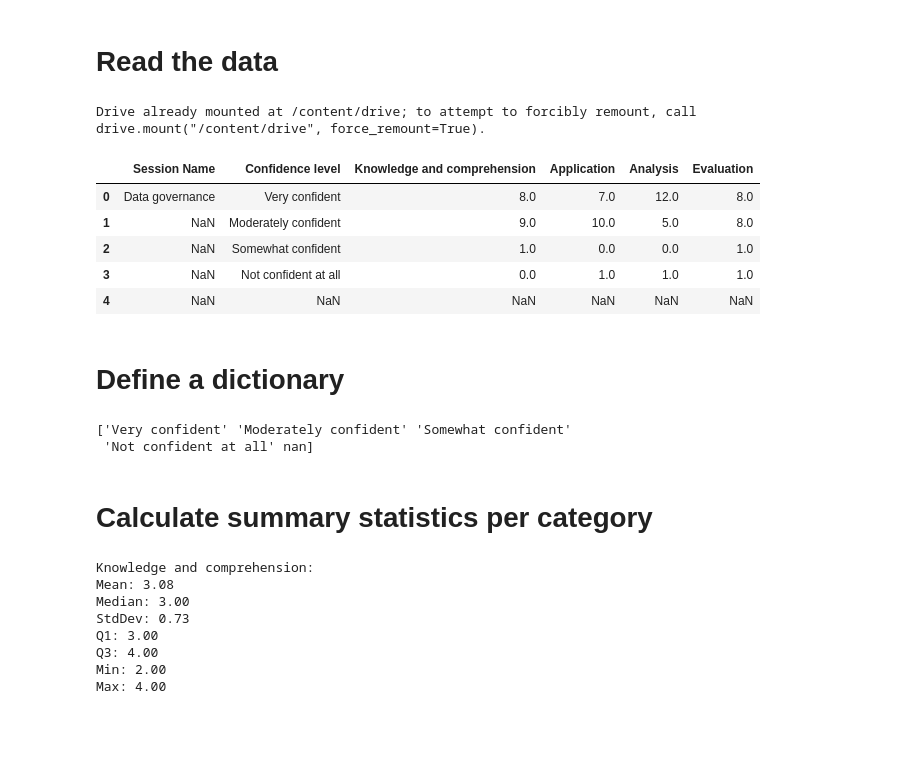
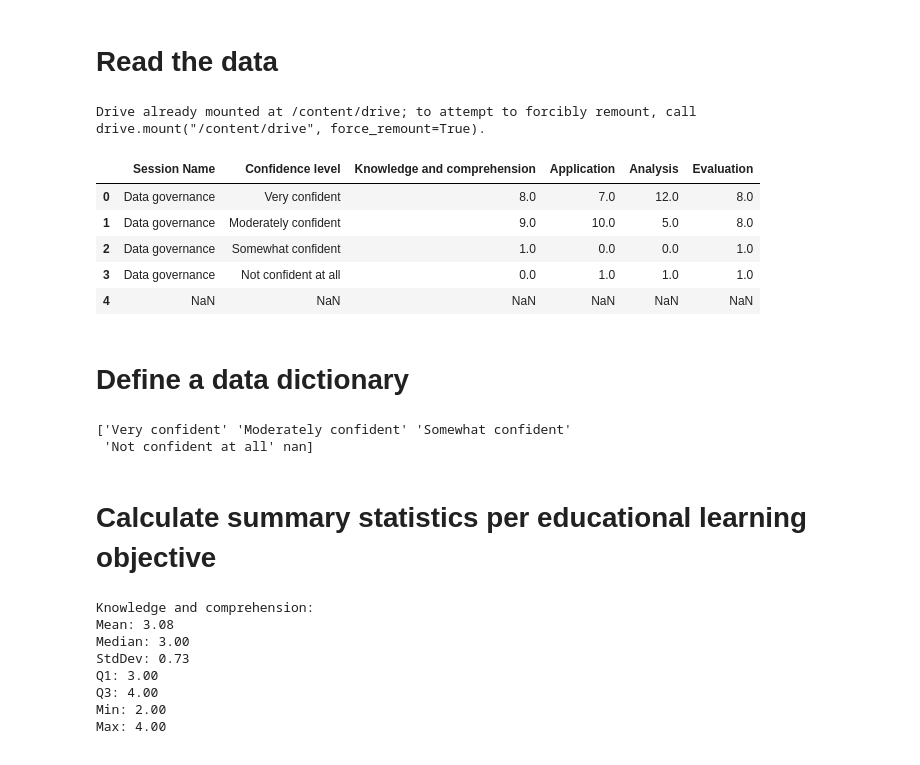
Before and after one commit to Elhamyali/TOPC-learning-sessions, a Jupyter notebook: Learning_Session_Poll_Analysis.ipynb, the cells around one changed output. Drawn from its saved outputs; the diff is of its cells as text; code cells hidden in the pictures; blank space fills up the shorter version.

Commit message:
completed analysis

```diff
--- a/Learning_Session_Poll_Analysis.ipynb
+++ b/Learning_Session_Poll_Analysis.ipynb
@@ -32,19 +73,19 @@ from scipy.stats import norm
 # %%
 from google.colab import drive
 drive.mount('/content/drive')
 
-df = pd.read_csv('/content/drive/Shareddrives/Beeck Center Shared Drive/2. Programs + Projects/1. Projects/TOPC - The Opportunity Project for Cities/Curriculum Development/Learning Sessions (Beeck Internal)/Metrics /2023 Analysis/Learning Session Poll Analysis - For Analysis.csv')
+df = pd.read_csv('/content/drive/Shareddrives/Beeck Center Shared Drive/2. Programs + Projects/1. Projects/TOPC - The Opportunity Project for Cities/Curriculum Development/Learning Sessions (Beeck Internal)/Metrics /2023 Analysis/Learning Session Poll Analysis - For Analysis (2).csv')
 df.head()
 # %% [output]
 Drive already mounted at /content/drive; to attempt to forcibly remount, call drive.mount("/content/drive", force_remount=True).
 |  | Session Name | Confidence level | Knowledge and comprehension | Application | Analysis | Evaluation |
 | 0 | Data governance | Very confident | 8.0 | 7.0 | 12.0 | 8.0 |
-| 1 | NaN | Moderately confident | 9.0 | 10.0 | 5.0 | 8.0 |
-| 2 | NaN | Somewhat confident | 1.0 | 0.0 | 0.0 | 1.0 |
-| 3 | NaN | Not confident at all | 0.0 | 1.0 | 1.0 | 1.0 |
+| 1 | Data governance | Moderately confident | 9.0 | 10.0 | 5.0 | 8.0 |
+| 2 | Data governance | Somewhat confident | 1.0 | 0.0 | 0.0 | 1.0 |
+| 3 | Data governance | Not confident at all | 0.0 | 1.0 | 1.0 | 1.0 |
 | 4 | NaN | NaN | NaN | NaN | NaN | NaN |
 # %% [markdown]
-# Define a dictionary
+# Define a data dictionary
 # %%
 confidence_weights = {
     'Very confident': 4,
@@ -62,7 +103,7 @@ summary_stats = {}
 ['Very confident' 'Moderately confident' 'Somewhat confident'
  'Not confident at all' nan]
 # %% [markdown]
-# Calculate summary statistics per category
+# Calculate summary statistics per educational learning objective
 # %%
 weighted_data = {}
 summary_stats = {}
```
Also changed, not shown: parts of 10 cells of this notebook.
